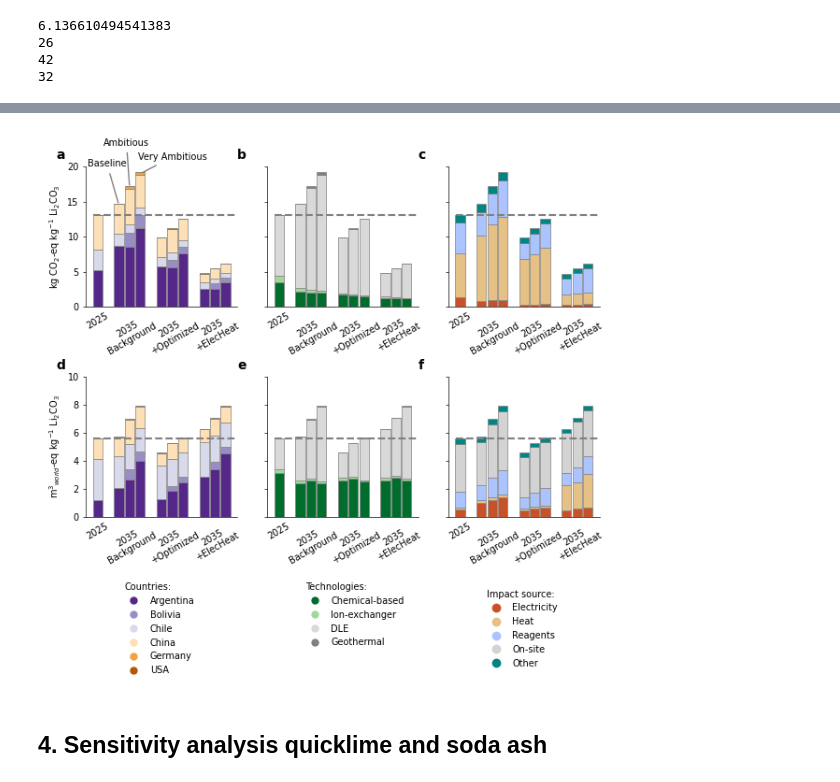
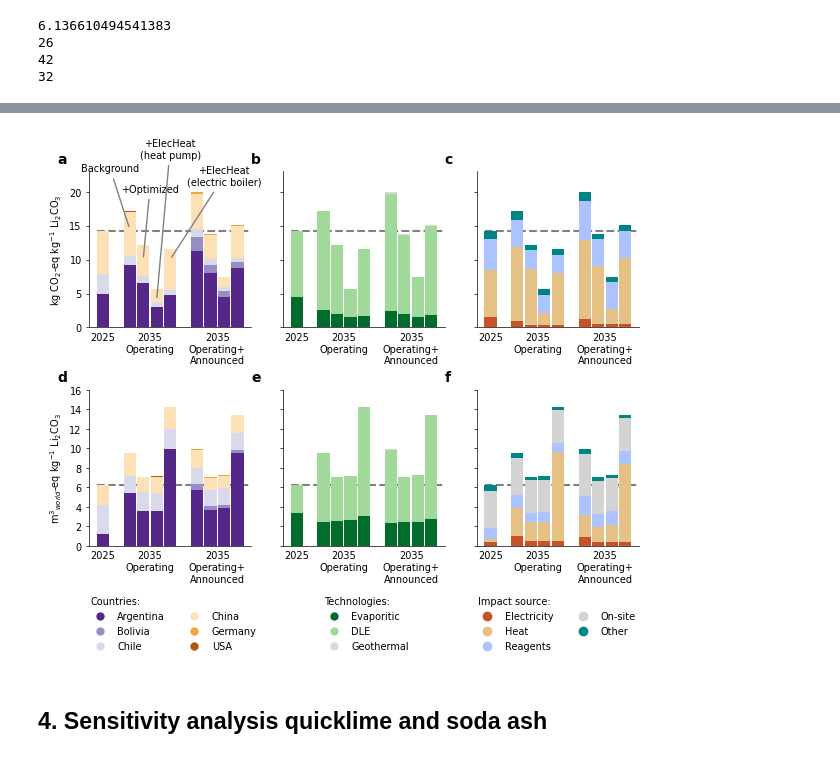
Before and after one commit to robyistrate/lithium-brine-prospective-LCA, a Jupyter notebook: notebooks/05-results-analysis-visualization.ipynb, the cells around one changed output, grey strips where cells are left out. Saved outputs shown, nothing was run; the diff lists cells and outputs as text; code cells hidden in the pictures.

```diff
--- a/notebooks/05-results-analysis-visualization.ipynb
+++ b/notebooks/05-results-analysis-visualization.ipynb
@@ -626,0 +440,4 @@ Name: World, dtype: float64
+# %%
+climate_impact_total = get_impacts_by_scenario("Climate change", "Total", project_impact_scenarios)
+print(climate_impact_total.min().round(2))
+print(climate_impact_total.max().round(2))
@@ -626,0 +604,5 @@ Name: World, dtype: float64
+# %%
+impact_cat = "Climate change"
+fig_file_name = "fig2_climate_impacts_by_project.jpg"
+cat_label = "kg CO$_2$-eq kg$^{-1}$ Li$_2$CO$_3$"
+impacts_by_project_figure(impact_cat, cat_label, fig_file_name)
@@ -626,0 +1021,5 @@ Name: World, dtype: float64
+# %%
+impact_cat = "Water scarcity"
+fig_file_name = "fig3_water_scarcity_by_project.jpg"
+cat_label = "m$^{3}$$_{world}$-eq kg$^{-1}$ Li$_2$CO$_3$"
+impacts_by_project_figure(impact_cat, cat_label, fig_file_name)
@@ -756,72 +1285,74 @@ for row in range(2):
         axs[row,col].set_xticks([1,2,3,4])
         count_sub += 1
 
-    # Impacts 2025
-    market_2025 = "S&P-Baseline"
-    li_sc_2025 = 'lithium_baseline_S&P-Baseline_remind SSP2-NDC 2025'
-    impact_country_2025 = impacts_by_country_df(li_sc_2025, impact_cat).reindex(COUNTRIES.keys())
-    impact_technology_2025 = impacts_by_tech_df(li_sc_2025, impact_cat)
-    impact_source_2025 = impacts_by_source_df(li_sc_2025, impact_cat).T
+    impact_country_2025 = impacts_by_country_df("2025", impact_cat).drop("World")
+    impact_technology_2025 = impacts_by_tech_df("2025", impact_cat)
+    impact_source_2025 = impacts_by_source_df("2025", impact_cat)
     data_2025_to_plot = [impact_country_2025, impact_technology_2025, impact_source_2025]
+
     for col in range(3):
         data_2025 = data_2025_to_plot[col]
-        axs[row,col].axhline(data_2025.sum().values[0], xmin=0.05, xmax=1, color="grey", ls="--",)
+        print(data_2025.sum().values[0])
+        axs[row,col].axhline(data_2025.sum().values[0], xmin=0.05, xmax=1, color="grey", ls="--", zorder=0)
         bottom = [0]
         for label in labels_for_plot[col]:
             if label not in data_2025.index:
                 data_2025.loc[label] = 0
             impact_element = data_2025.loc[label].values.tolist()
             impact_element = [0 if pd.isna(x) else x for x in impact_element]
-            axs[row,col].bar(0, impact_element, bottom=bottom, color=labels_for_plot[col][label], width=width, edgecolor="grey", linewidth=0.5, zorder=2)
+            axs[row,col].bar(0, impact_element, bottom=bottom, color=labels_for_plot[col][label], width=width,
+                             linewidth=0.5, zorder=2)
             bottom = [bottom[i] + impact_element[i] for i in range(len(bottom))]
 
-    li_sc_pos = [[2,3,4], [6,7,8], [10,11,12]]
-    count_li_sc = 0
-    for li_sc in LITHIUM_SCENARIOS:
-        impacts_by_country_2035 = impacts_by_country_df(li_sc, impact_cat).reindex(COUNTRIES.keys())
-        impacts_by_tech_2035 = impacts_by_tech_df(li_sc, impact_cat)
-        impacts_by_source_2035 = impacts_by_source_df(li_sc, impact_cat).T
-        data_2035_to_plot = [impacts_by_country_2035, impacts_by_tech_2035, impacts_by_source_2035]
+    prod_sc_pos = [[2,7], [3,8], [4,9], [5,10]]
+    count_sc = 0
+    for proj_sc in prod_scenarios[1:5]:
+        impacts_country_2035 = impacts_by_country_df(proj_sc, impact_cat).reindex(COUNTRIES.keys())
+        impact_technology_2035 = impacts_by_tech_df(proj_sc, impact_cat)
+        impacts_source_2035 = impacts_by_source_df(proj_sc, impact_cat)
+        data_2035_to_plot = [impacts_country_2035, impact_technology_2035, impacts_source_2035]
 
         for col in range(3):
-            data_2035 = data_2035_to_plot[col].drop(columns=[col for col in data_2035_to_plot[col].columns if '2025' in col])
-            bottom = [0] * len(li_sc_pos[count_li_sc])
+            data_2035 = data_2035_to_plot[col]
+            bottom = [0, 0]
             for label in labels_for_plot[col]:
                 impact_element = data_2035.loc[label].values.tolist()
-                axs[row,col].bar(li_sc_pos[count_li_sc], impact_element, bottom=bottom, label=label, width=width, edgecolor="grey", linewidth=0.5, color=labels_for_plot[col][label],)
+                axs[row,col].bar(prod_sc_pos[count_sc], impact_element, bottom=bottom,
+                                 label=label, width=width, linewidth=0.5,
+                                 color=labels_for_plot[col][label], zorder=3)
                 bottom = [b + v for b, v in zip(bottom, impact_element)]
-        count_li_sc += 1
+        count_sc += 1
 
 for row in range(2):
     for col in range(3):
-        axs[row,col].set_xticks([0, 3, 7, 11])
-        axs[row,col].set_xticklabels(["2025", "2035\nBackground", "2035\n+Optimized", "2035\n+ElecHeat"], rotation=30, ha="center", fontsize=fontsize_axs)
+        axs[row,col].set_xticks([0, 3.5, 8.5])
+        axs[row,col].set_xticklabels(["2025", "2035\nOperating", "2035\nOperating+\nAnnounced"], rotation=0, ha="center", fontsize=fontsize_axs)
         axs[row,col].tick_params(axis='x', which='major', direction='out', length=0, width=spineline_width, labelsize=fontsize_axs)
        # axs[row,col].axvline(x=1, color="black", lw=1, ls="--")
 
-axs[0,0].annotate('Baseline', xy=(2, 14.5), xytext=(2.7,20), arrowprops=dict(arrowstyle='-', color='grey'), ha="right", fontsize=fontsize_axs, color='black')
-axs[0,0].annotate('Ambitious', xy=(3, 17), xytext=(2.7,23), arrowprops=dict(arrowstyle='-', color='grey'), ha="center", fontsize=fontsize_axs, color='black')
-axs[0,0].annotate('Very Ambitious', xy=(4, 19), xytext=(7,21), arrowprops=dict(arrowstyle='-', color='grey'), ha="center", fontsize=fontsize_axs, color='black')
-
+axs[0,0].annotate('Background', xy=(2, 14.5), xytext=(2.7,23), arrowprops=dict(arrowstyle='-', color='grey'), ha="right", fontsize=fontsize_axs, color='black')
+axs[0,0].annotate('+Optimized', xy=(3, 10), xytext=(3.5, 20), arrowprops=dict(arrowstyle='-', color='grey'), ha="center", fontsize=fontsize_axs, color='black')
+axs[0,0].annotate('+ElecHeat\n(heat pump)', xy=(4, 4), xytext=(5,25), arrowprops=dict(arrowstyle='-', color='grey'), ha="center", fontsize=fontsize_axs, color='black')
+axs[0,0].annotate('+ElecHeat\n(electric boiler)', xy=(5, 10), xytext=(9,21), arrowprops=dict(arrowstyle='-', color='grey'), ha="center", fontsize=fontsize_axs, color='black')
 
 axs[0,0].set_ylabel('kg CO$_2$-eq kg$^{-1}$ Li$_2$CO$_3$', fontsize=fontsize_label)
 axs[1,0].set_ylabel("m$^{3}$$_{world}$-eq kg$^{-1}$ Li$_2$CO$_3$", fontsize=fontsize_label)
-axs[0,0].set_ylim(0,20)
-axs[1,0].set_ylim(0,10)
+axs[0,0].set_ylim(0,23)
+axs[1,0].set_ylim(0,16)
 
 # LEGENDS
 handles = []
 for c in COUNTRIES:
     patch = Line2D([0], [0], color=COUNTRIES[c], label=c, ls='None', marker='o', mec="None", ms=6)
     handles.append(patch)
-leg_countries = axs[1,0].legend(bbox_to_anchor=(0.2,-0.8), handles=handles, loc="center left", ncol=1, frameon=False, edgecolor='black',
+leg_countries = axs[1,0].legend(bbox_to_anchor=(-0.05,-0.5), handles=handles, loc="center left", ncol=2, frameon=False, edgecolor='black',
                                 facecolor='White', fontsize=fontsize_legend, title='Countries:')
 
 handles = []
 for c in TECHNOLOGIES:
     patch = Line2D([0], [0], color=TECHNOLOGIES[c], label=c, ls='None', marker='o', mec="None", ms=6)
     handles.append(patch)
-leg_techs = axs[1,1].legend(bbox_to_anchor=(0.2,-0.7), handles=handles, loc="center left", ncol=1, frameon=False, edgecolor='black',
+leg_techs = axs[1,1].legend(bbox_to_anchor=(0.2,-0.5), handles=handles, loc="center left", ncol=1, frameon=False, edgecolor='black',
                             facecolor='White', fontsize=fontsize_legend, title='Technologies:')
 
 handles = []
@@ -831,13 +1362,13 @@ for pc in PROCESS_CONTRIBUTIONS:
         pc_label = "On-site"
     patch = Line2D([0], [0], color=PROCESS_CONTRIBUTIONS[pc], label=pc_label, ls='None', marker='o', ms=6)
     handles.append(patch)
-leg_contrib = axs[1,2].legend(bbox_to_anchor=(0.2,-0.8), handles=handles, loc="center left", ncol=1, frameon=False, edgecolor='black',
+leg_contrib = axs[1,2].legend(bbox_to_anchor=(-0.05,-0.5), handles=handles, loc="center left", ncol=2, frameon=False, edgecolor='black',
                                 facecolor='White', fontsize=fontsize_legend, title="Impact source:")
 
 for leg in [leg_countries, leg_techs, leg_contrib]:
     leg.get_title().set_fontsize(fontsize_title-1)
     leg._legend_box.align = "left"
 
-fig.subplots_adjust(hspace=0.5, wspace=0.2)
-plt.savefig(FIG_EXPORT_DIR / "fig3_impacts_market.jpg", dpi=600, bbox_inches='tight')
+fig.subplots_adjust(hspace=0.4, wspace=0.2)
+#plt.savefig(FIG_EXPORT_DIR / "fig4_impacts_market.jpg", dpi=600, bbox_inches='tight')
 # %% [output]
@@ -844,4 +1381,4 @@ plt.savefig(FIG_EXPORT_DIR / "fig3_impacts_market.jpg", dpi=600, bbox_inches='ti
-[figure, old version]
+[figure, new version]
 # %% [markdown]
 ## 4. Sensitivity analysis quicklime and soda ash
 # %%
```
Also changed, not shown: parts of 87 cells of this notebook, 50 other files.
